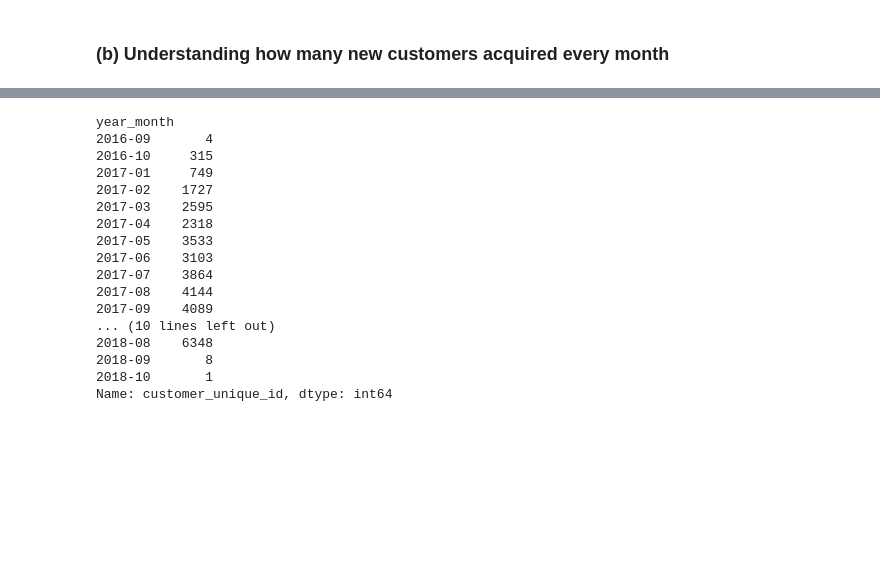
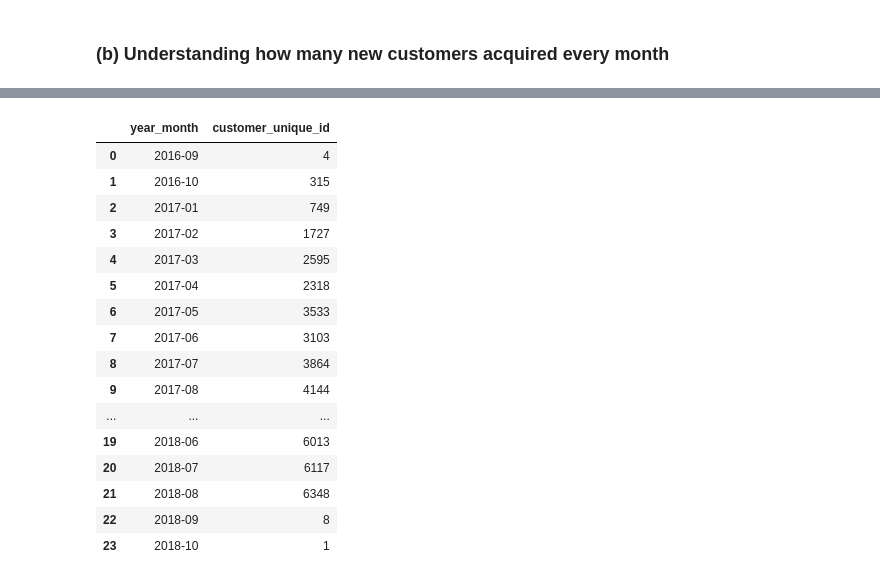
Before and after one commit to sakshisv/Marketing-Analytics-for-E-Commerce, a Jupyter notebook: Marketing Analytics (Python).ipynb, the cells around one changed output, grey strips where cells are left out. Drawn from its saved outputs; the diff is of its cells as text; code cells hidden in the pictures; blank space fills up the shorter version.

```diff
--- a/Marketing Analytics (Python).ipynb
+++ b/Marketing Analytics (Python).ipynb
@@ -377,23 +377,23 @@ orders_.head()
 | 3 | b2b6027bc5c5109e529d4dc6358b12c3 | 259dac757896d24d7702b9acbbff3f3c | 8775 | Akkayapalle | Andhra Pradesh | 951670f92359f4fe4a63112aa7306eba | ... |
 | 4 | 4f2d8ab171c80ec8364f7c12e35b23ad | 345ecd01c38d18a9036ed96c73b8d066 | 13056 | Alwal | Andhra Pradesh | 6b7d50bd145f6fc7f33cebabd7e49d0f | ... |
 # %%
-orders_.drop_duplicates(subset = 'customer_unique_id', keep = 'first').groupby('year_month')['customer_unique_id'].nunique()
+orders_.drop_duplicates(subset = 'customer_unique_id', keep = 'first').groupby('year_month')['customer_unique_id'].nunique().reset_index()
 # %% [output]
-year_month
-2016-09       4
-2016-10     315
-2017-01     749
-2017-02    1727
-2017-03    2595
-2017-04    2318
-2017-05    3533
-2017-06    3103
-2017-07    3864
-2017-08    4144
-2017-09    4089
-... (10 lines left out)
-2018-08    6348
-2018-09       8
-2018-10       1
-Name: customer_unique_id, dtype: int64
+|  | year_month | customer_unique_id |
+| 0 | 2016-09 | 4 |
+| 1 | 2016-10 | 315 |
+| 2 | 2017-01 | 749 |
+| 3 | 2017-02 | 1727 |
+| 4 | 2017-03 | 2595 |
+| 5 | 2017-04 | 2318 |
+| 6 | 2017-05 | 3533 |
+| 7 | 2017-06 | 3103 |
+| 8 | 2017-07 | 3864 |
+| 9 | 2017-08 | 4144 |
+| ... | ... | ... |
+| 19 | 2018-06 | 6013 |
+| 20 | 2018-07 | 6117 |
+| 21 | 2018-08 | 6348 |
+| 22 | 2018-09 | 8 |
+| 23 | 2018-10 | 1 |
 # %%
```
Also changed, not shown: parts of 19 cells of this notebook.
